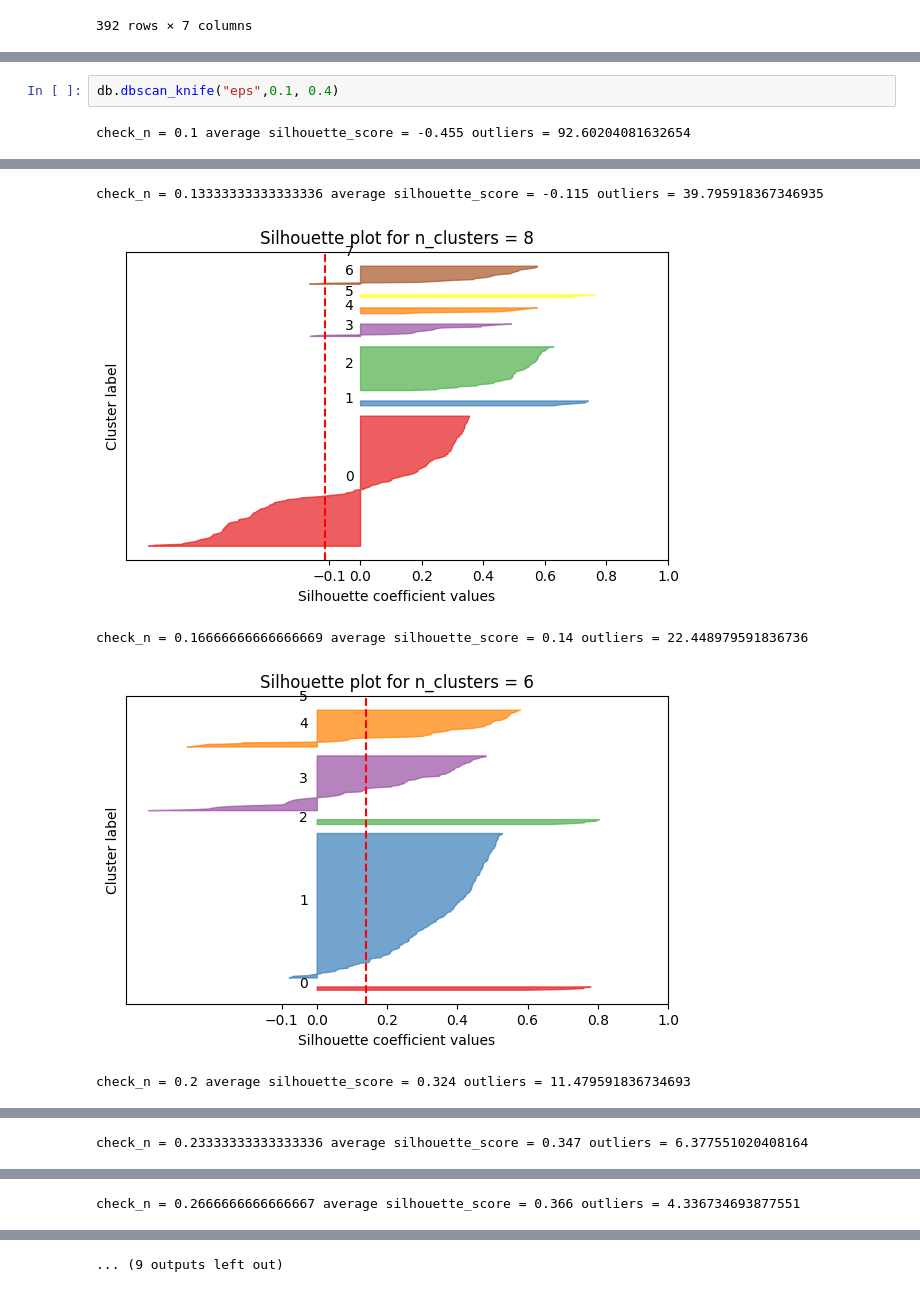
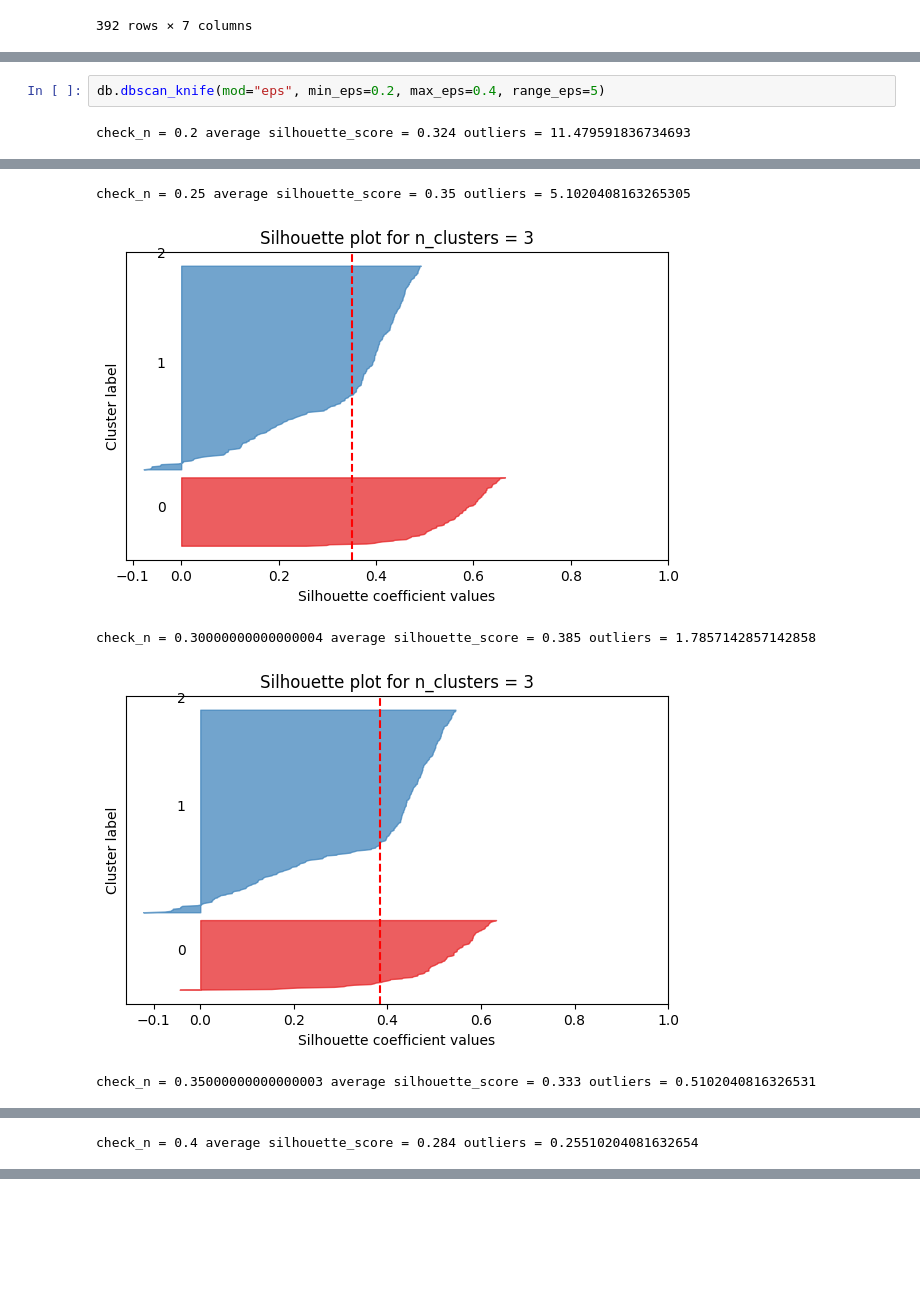
Before and after one commit to Familenko/cluster_tool, a Jupyter notebook: test_notebook.ipynb, the cells around one changed output, grey strips where cells are left out. Saved outputs shown, nothing was run; the diff lists cells and outputs as text; blank space fills up the shorter version.

```diff
--- a/test_notebook.ipynb
+++ b/test_notebook.ipynb
@@ -114,4 +211,4 @@ n_clusters = 7 ssd = 26.5 average silhouette_score = 0.317
 # %%
-db.dbscan_knife("eps",0.1, 0.4)
+db.dbscan_knife(mod="eps", min_eps=0.2, max_eps=0.4, range_eps=5)
 # %% [output]
-check_n = 0.1 average silhouette_score = -0.455 outliers = 92.60204081632654
+check_n = 0.2 average silhouette_score = 0.324 outliers = 11.479591836734693
@@ -119,5 +216,5 @@ check_n = 0.1 average silhouette_score = -0.455 outliers = 92.60204081632654
-check_n = 0.13333333333333336 average silhouette_score = -0.115 outliers = 39.795918367346935
+check_n = 0.25 average silhouette_score = 0.35 outliers = 5.1020408163265305
-[figure, old version]
+[figure, new version]
-check_n = 0.16666666666666669 average silhouette_score = 0.14 outliers = 22.448979591836736
+check_n = 0.30000000000000004 average silhouette_score = 0.385 outliers = 1.7857142857142858
-[figure, old version]
+[figure, new version]
-check_n = 0.2 average silhouette_score = 0.324 outliers = 11.479591836734693
+check_n = 0.35000000000000003 average silhouette_score = 0.333 outliers = 0.5102040816326531
@@ -125 +222 @@ check_n = 0.2 average silhouette_score = 0.324 outliers = 11.479591836734693
-check_n = 0.23333333333333336 average silhouette_score = 0.347 outliers = 6.377551020408164
+check_n = 0.4 average silhouette_score = 0.284 outliers = 0.25510204081632654
@@ -127 +223,0 @@ check_n = 0.23333333333333336 average silhouette_score = 0.347 outliers = 6.3775
-check_n = 0.2666666666666667 average silhouette_score = 0.366 outliers = 4.336734693877551
@@ -129 +223,0 @@ check_n = 0.2666666666666667 average silhouette_score = 0.366 outliers = 4.33673
-... (9 outputs left out)
```
Also changed, not shown: parts of 43 cells of this notebook, 5 other files.
